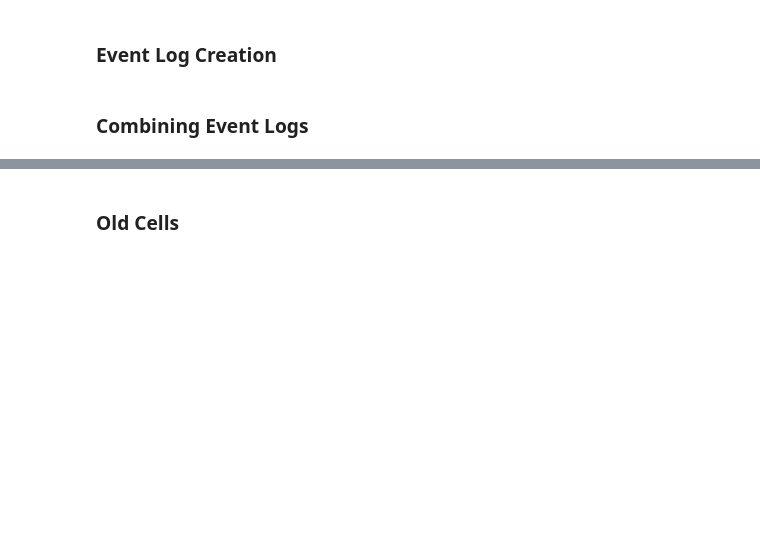
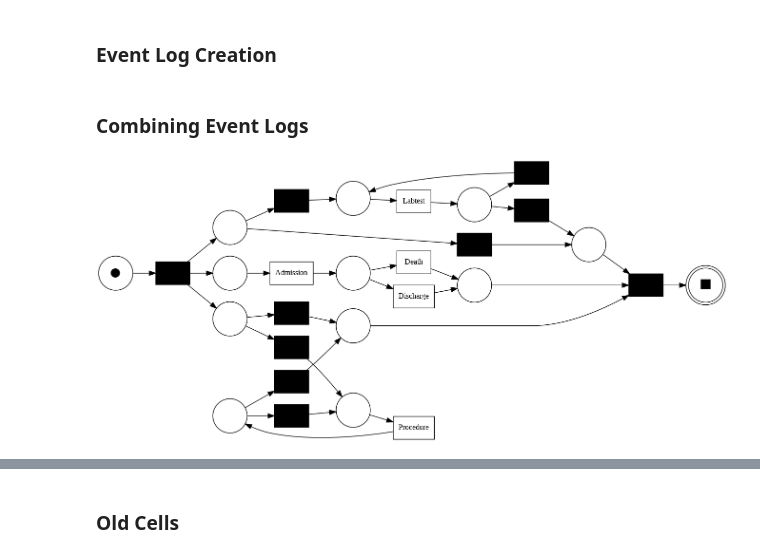
Before and after one commit to deepw02/comp3931-sc20dpw, a Jupyter notebook: pm_ml.ipynb, the cells around one changed output, grey strips where cells are left out. Saved outputs shown, nothing was run; the diff lists cells and outputs as text; code cells hidden in the pictures; blank space fills up the shorter version.

Commit message:
Discovered process models at different stages

```diff
--- a/pm_ml.ipynb
+++ b/pm_ml.ipynb
@@ -326,6 +326,17 @@ event_log.sort_values(['hadm_id', 'timestamp'], inplace=True)
 event_log.reset_index(drop=True, inplace=True)
 
 hadm_ordered = event_log['hadm_id'].unique().tolist()
+# %%
+# Discovering initial petri net
+
+for_discovery = event_log[['hadm_id', 'event', 'timestamp']].copy()
+for_discovery = for_discovery.astype({'hadm_id':'string', 'event':'string', 'timestamp':'datetime64'})
+for_discovery.rename(columns={'hadm_id':'case:concept:name', 'event':'concept:name', 'timestamp':'time:timestamp'}, inplace=True)
+
+net, initial_mark, final_mark = pm4py.discover_petri_net_inductive(for_discovery)
+pm4py.view_petri_net(net, initial_mark, final_mark)
+# %% [output]
+[figure, added]
 # %%
 # Removing events after discharge/death
 
```
Also changed, not shown: parts of 9 cells of this notebook.
